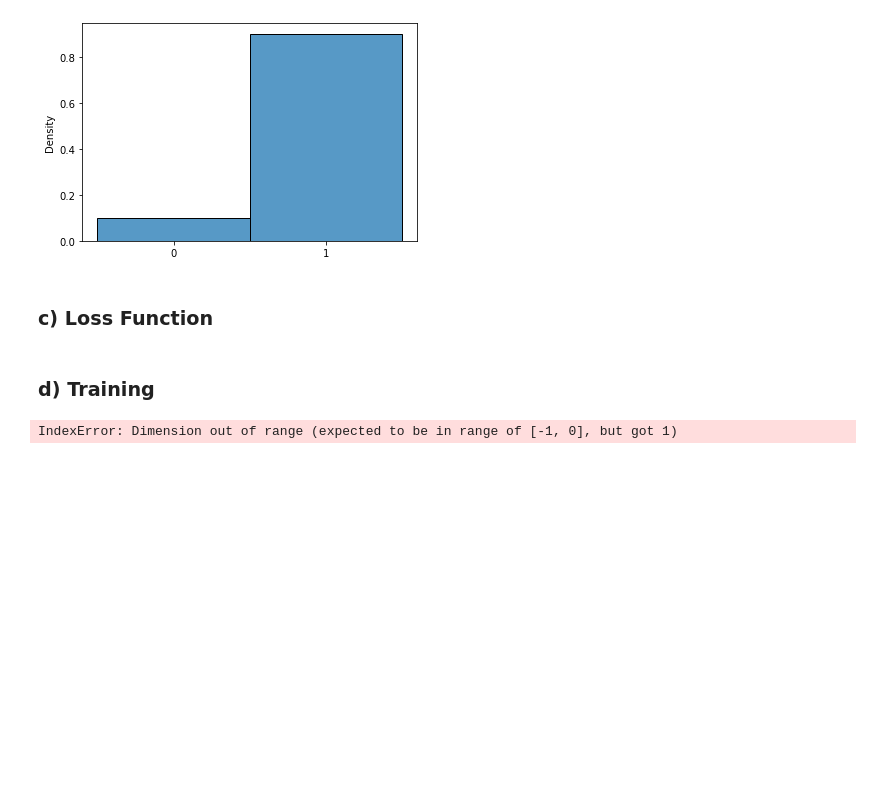
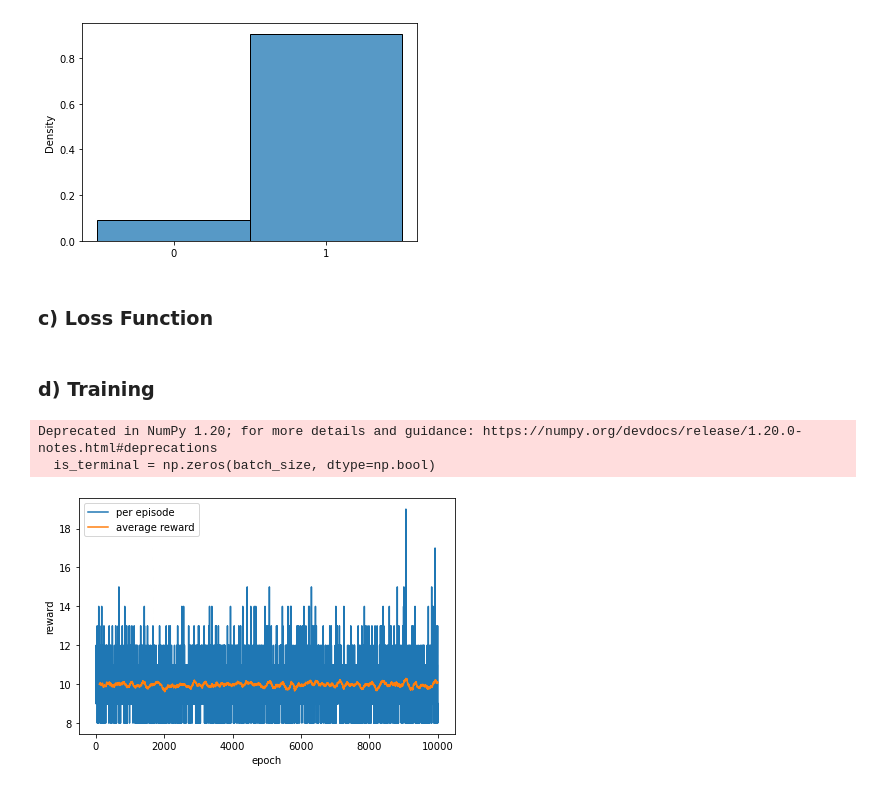
Before and after one commit to shubham-sharma3/RL_BPA2, a Jupyter notebook: tasks/dqn.ipynb, the cells around one changed output. Drawn from its saved outputs; the diff is of its cells as text; code cells hidden in the pictures; blank space fills up the shorter version.

Commit message:
Solved error, reward at 9.77

```diff
--- a/tasks/dqn.ipynb
+++ b/tasks/dqn.ipynb
@@ -17,6 +17,7 @@ import matplotlib.pyplot as plt
 import seaborn as sns
 import gym
 from tqdm.auto import tqdm
+rng = np.random.RandomState(1234)
 
 # Create solution folder
 Path("solution/").mkdir(exist_ok=True)
@@ -160,7 +171,8 @@ class DeepQNetwork(nn.Module):
     def forward(self, state):
         # TODO Implement forward pass
         x = F.relu(self.hidden(state)) # Different functions?
-        Q = F.softmax(self.output(x),dim=1)
+        Q = self.output(x)
+        #Q = F.softmax(self.output(x),dim=1)
 
         return Q
 # %%
@@ -219,22 +231,26 @@ mse = nn.MSELoss()
 
 def compute_loss(q_network, target_network, states, actions, rewards, next_states, is_terminal, gamma=0.99):
     # TODO Implement loss function
-    qvals = []
-    next_actions = []
-    target_qvals = []
+    #qvals = np.zeros_like(rewards)
+    #expected_qvals = np.zeros(len(actions))
+    #target_qvals = np.zeros(len(actions))
+    #print(qvals)
+    #print(qvals.size())
 
-    for s, ns, terminal in zip(states, next_states, is_terminal):
-        qvals.append(q_network.forward(s)) # corresponding action?
-        next_actions.append(action = torch.argmax(qvals[-1]))
-        target_qvals.append(target_network.forward(ns))
-        if term:
+    qvals, expected_qvals, target_qvals = [],[],[]
+
+    for i, s, a, r, ns, ter in zip(range(len(actions)), states, actions, rewards, next_states, is_terminal):
+        qvals.append(q_network.forward(s)[a])
+        na = torch.argmax(q_network.forward(ns))
+        target_qvals.append(target_network.forward(ns)[na])
+        if ter:
+            #qvals.append(0)
             target_qvals[-1] = 0
+            #expected_qvals.append(0)
+        expected_qvals.append(r+gamma*target_qvals[-1])
 
-    expected_qval = []
-    for tq, r in zip(target_qvals, rewards):
-        expected_qval.append(r + gamma*tq)
-
-
+    qvals = torch.tensor(qvals)
+    expected_qvals = torch.tensor(expected_qvals)
     loss = mse(qvals, expected_qvals)
     return loss
 # %% [markdown]
@@ -286,39 +302,42 @@ with tqdm(range(episodes)) as pbar:
 
                 # Compute loss
                 loss = compute_loss(q_network, target_network, state_batch, action_batch, reward_batch, next_state_batch, terminal_batch, gamma)
+                loss.requires_grad=True
 
                 optimizer.zero_grad()
                 loss.backward()
                 optimizer.step()
 
             # Sync networks every NETWORK_SYNC_FREQUENCY steps
             if step_count % NETWORK_SYNC_FREQUENCY == 0:
                 # ********************
                 # TODO Synchronize networks
                 target_network.load_state_dict(q_network.state_dict())
                 # ********************
 
         total_rewards.append(sum(rewards))
 
          # Print statistics
         pbar.set_description(f"Mean training reward {np.mean(total_rewards[-100:]):.02f}")
         if np.mean(total_rewards[-100:]) == 500:
             break # Stop training
 
 # Save model
 with open("solution/b2d.pt", "wb") as f:
     torch.save(q_network, f)
 
 # Plot training
 plt.plot(total_rewards, label="per episode")
 plt.plot(pd.DataFrame(total_rewards).rolling(100).mean(), label="average reward")
 plt.xlabel("epoch")
 plt.ylabel("reward")
 plt.legend()
 plt.tight_layout()
 plt.savefig("solution/b2d.png")
 # %% [output]
-IndexError: Dimension out of range (expected to be in range of [-1, 0], but got 1)
+Deprecated in NumPy 1.20; for more details and guidance: https://numpy.org/devdocs/release/1.20.0-notes.html#deprecations
+  is_terminal = np.zeros(batch_size, dtype=np.bool)
+[figure, added]
 # %%
 # Test code
 policy = q_network
```
Also changed, not shown: parts of 4 cells of this notebook.
